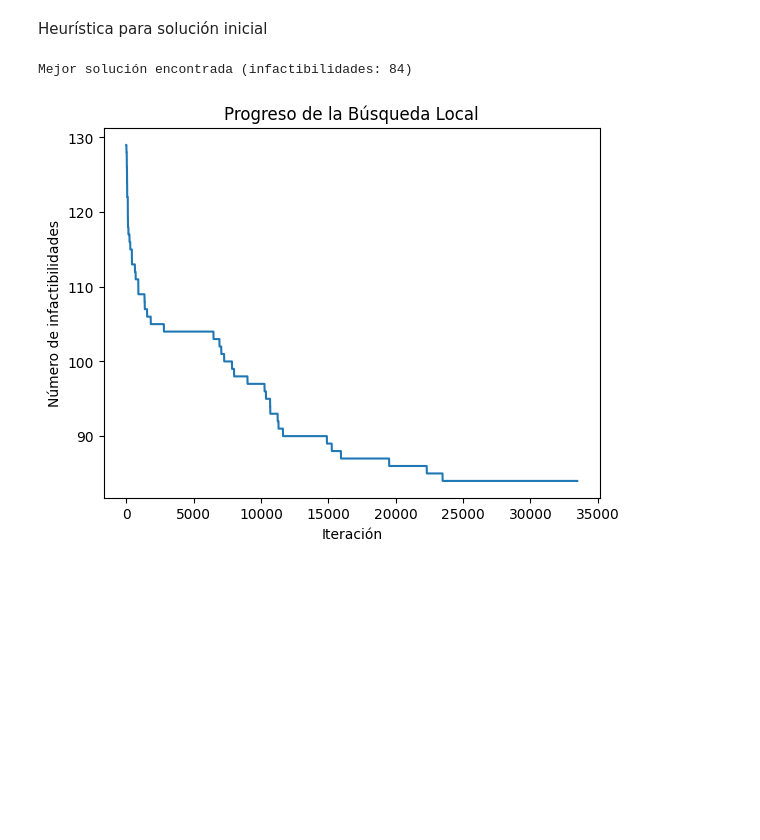
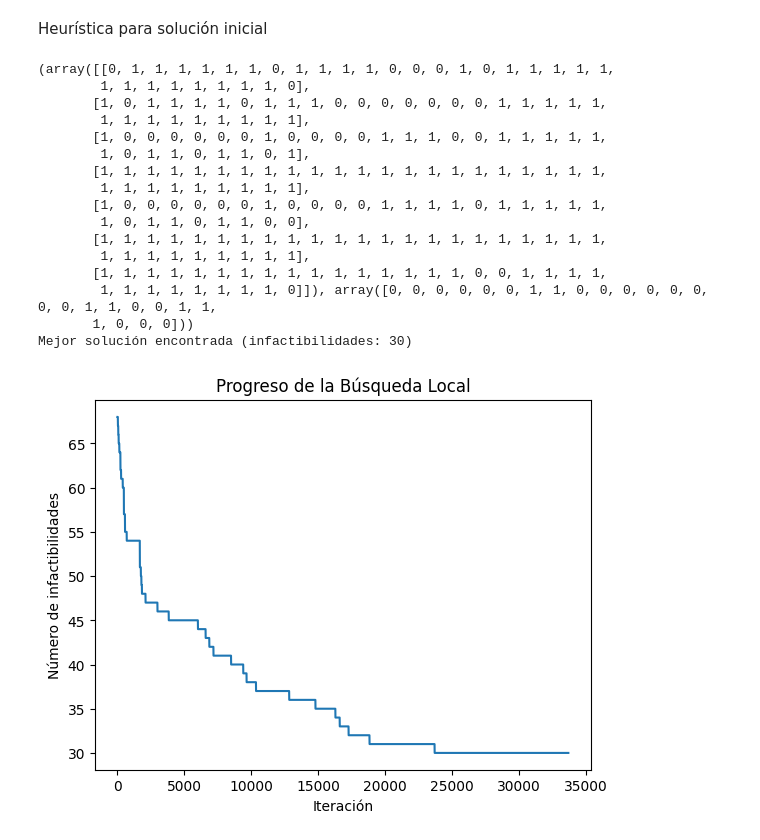
Before and after one commit to sofisacmu/Tarea-4-MH, a Jupyter notebook: T4-Metahumanos.ipynb, the cells around one changed output. Drawn from its saved outputs; the diff is of its cells as text; code cells hidden in the pictures; blank space fills up the shorter version.

```diff
--- a/T4-Metahumanos.ipynb
+++ b/T4-Metahumanos.ipynb
@@ -1428,26 +1430,42 @@ def generar_vecino(x, datos):
 
     return x_vecino
 # %%
-random.seed(20)
+datos = cargar_datos("generic_input_case.xlsx")
+random.seed(25)
 # Generar solución inicial
 solucion_inicial = generar_solucion_inicial(datos)
-
+print(criteria_rev_n(solucion_inicial, 31))
 # Aplicar búsqueda local
 solucion_mejorada, es_factible, historial = busqueda_local(solucion_inicial, datos, max_iter=100000, max_sin_mejora=10000)
 
 # Verificar resultados
 if es_factible:
     print("¡Solución factible encontrada!")
 else:
     print(f"Mejor solución encontrada (infactibilidades: {historial[-1]})")
 
 # Visualizar progreso
 import matplotlib.pyplot as plt
 plt.plot(historial)
 plt.xlabel('Iteración')
 plt.ylabel('Número de infactibilidades')
 plt.title('Progreso de la Búsqueda Local')
 plt.show()
 # %% [output]
-Mejor solución encontrada (infactibilidades: 84)
+(array([[0, 1, 1, 1, 1, 1, 1, 0, 1, 1, 1, 1, 0, 0, 0, 1, 0, 1, 1, 1, 1, 1,
+        1, 1, 1, 1, 1, 1, 1, 1, 0],
+       [1, 0, 1, 1, 1, 1, 0, 1, 1, 1, 0, 0, 0, 0, 0, 0, 0, 1, 1, 1, 1, 1,
+        1, 1, 1, 1, 1, 1, 1, 1, 1],
+       [1, 0, 0, 0, 0, 0, 0, 1, 0, 0, 0, 0, 1, 1, 1, 0, 0, 1, 1, 1, 1, 1,
+        1, 0, 1, 1, 0, 1, 1, 0, 1],
+       [1, 1, 1, 1, 1, 1, 1, 1, 1, 1, 1, 1, 1, 1, 1, 1, 1, 1, 1, 1, 1, 1,
+        1, 1, 1, 1, 1, 1, 1, 1, 1],
+       [1, 0, 0, 0, 0, 0, 0, 1, 0, 0, 0, 0, 1, 1, 1, 1, 0, 1, 1, 1, 1, 1,
+        1, 0, 1, 1, 0, 1, 1, 0, 0],
+       [1, 1, 1, 1, 1, 1, 1, 1, 1, 1, 1, 1, 1, 1, 1, 1, 1, 1, 1, 1, 1, 1,
+        1, 1, 1, 1, 1, 1, 1, 1, 1],
+       [1, 1, 1, 1, 1, 1, 1, 1, 1, 1, 1, 1, 1, 1, 1, 1, 0, 0, 1, 1, 1, 1,
+        1, 1, 1, 1, 1, 1, 1, 1, 0]]), array([0, 0, 0, 0, 0, 0, 1, 1, 0, 0, 0, 0, 0, 0, 0, 0, 1, 1, 0, 0, 1, 1,
+       1, 0, 0, 0]))
+Mejor solución encontrada (infactibilidades: 30)
-[figure, old version]
+[figure, new version]
```
Also changed, not shown: parts of 6 cells of this notebook, 1 other file.
